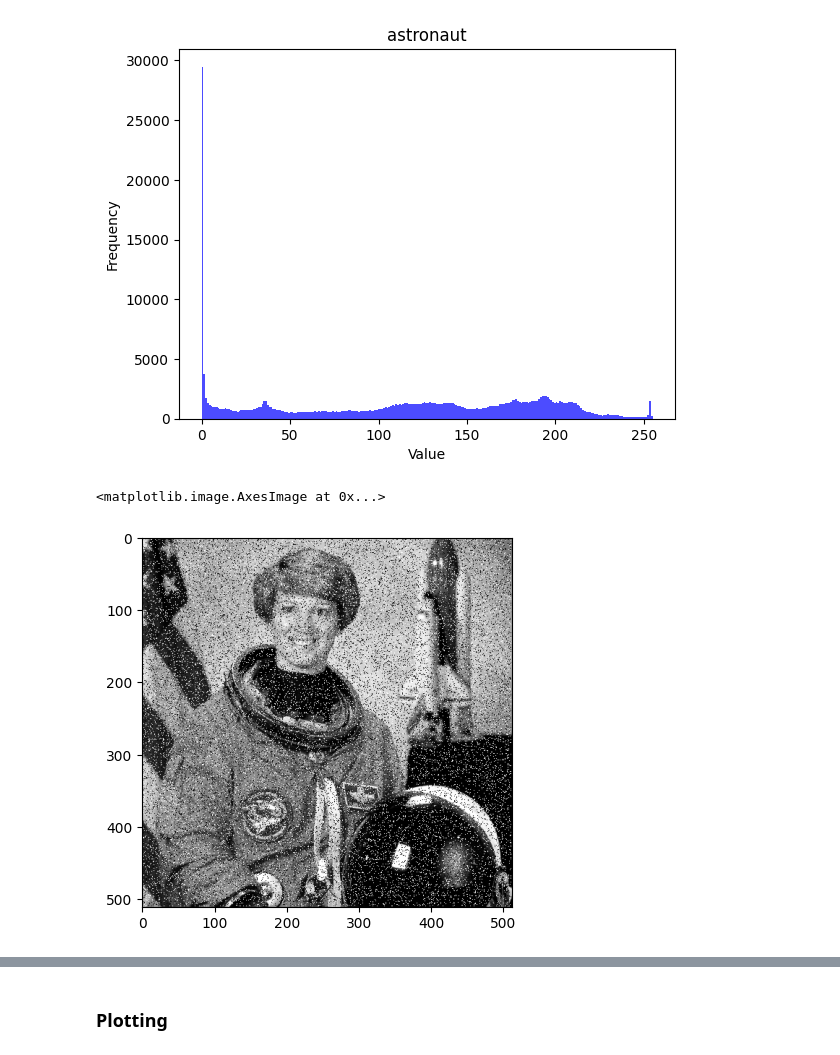
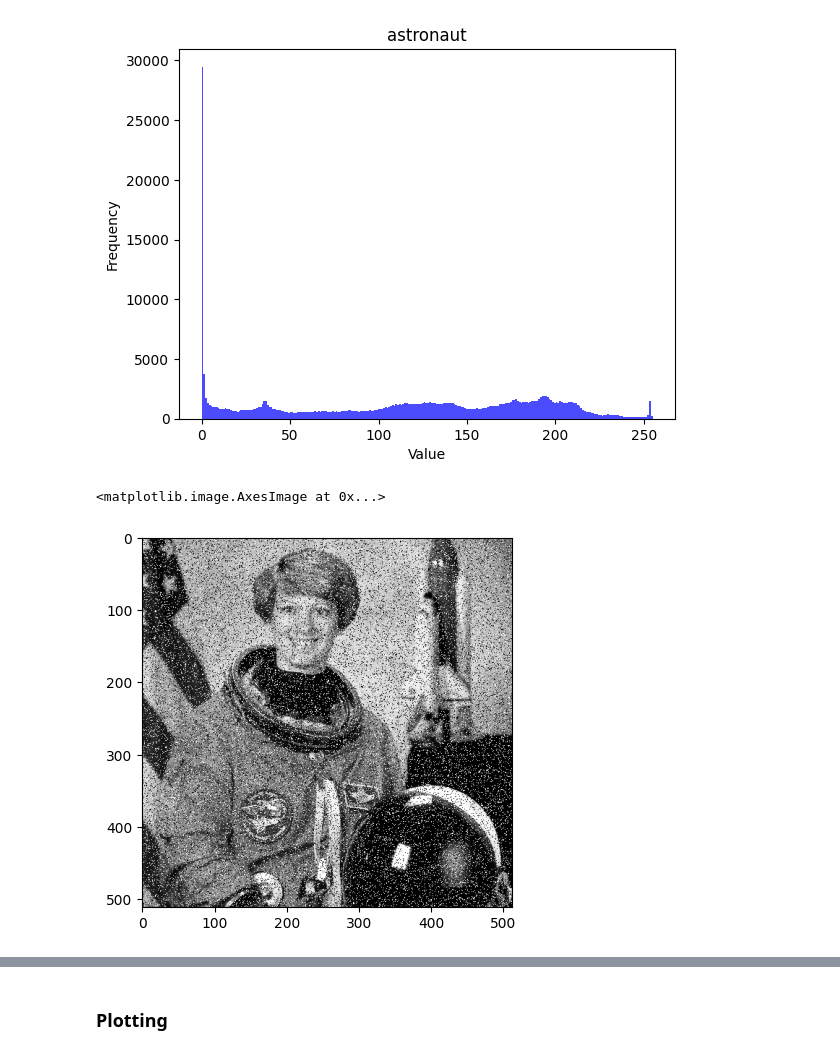
Before and after one commit to alvaroalbuquerque/SCS_plane_study, a Jupyter notebook: noise_analysis_sp.ipynb, the cells around one changed output, grey strips where cells are left out. Saved outputs shown, nothing was run; the diff lists cells and outputs as text; code cells hidden in the pictures.

```diff
--- a/noise_analysis_sp.ipynb
+++ b/noise_analysis_sp.ipynb
@@ -202,11 +249,11 @@ generate_histogram(astronaut_image, isNormalized=True, title=f'astronaut')
 [figure]
 # %%
 prob = 0.1
-noised_image = salt_and_pepper_noise(prob, prob, astronaut_image)
+noised_image = salt_and_pepper_noise_v2(prob, prob, astronaut_image)
 plt.imshow(noised_image, cmap='gray')
 # %% [output]
 <matplotlib.image.AxesImage at 0x...>
-[figure, old version]
+[figure, new version]
 # %%
 generate_histogram(noised_image, isNormalized=True, title=f'astronaut')
 # %% [output]
```
Also changed, not shown: parts of 15 cells of this notebook, 1 other file.
